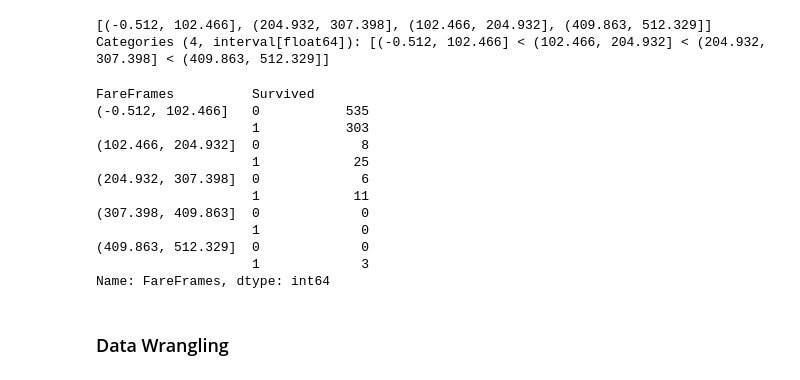
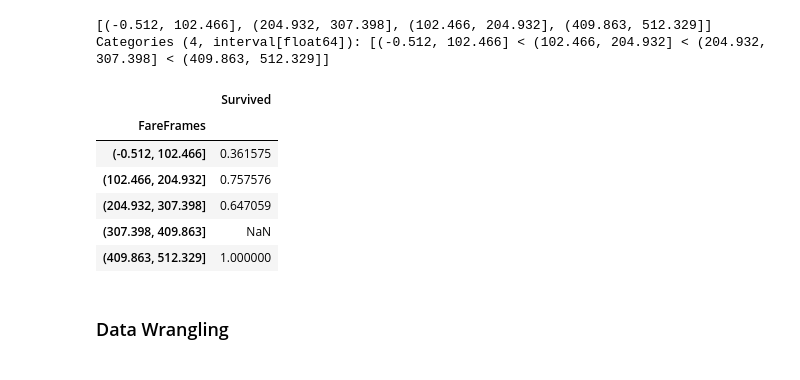
Before and after one commit to senzelden/projects, a Jupyter notebook: week_02/logistic_regression/titanic_logistic_regression.ipynb, the cells around one changed output. Drawn from its saved outputs; the diff is of its cells as text; code cells hidden in the pictures.

```diff
--- a/week_02/logistic_regression/titanic_logistic_regression.ipynb
+++ b/week_02/logistic_regression/titanic_logistic_regression.ipynb
@@ -199,20 +183,15 @@ df["FareFrames"].unique()
 Categories (4, interval[float64]): [(-0.512, 102.466] < (102.466, 204.932] < (204.932, 307.398] < (409.863, 512.329]]
 # %%
 # The poor are dying
-df.groupby(["FareFrames", "Survived"])["FareFrames"].count()
+df.groupby('FareFrames')[['Survived']].mean()
 # %% [output]
-FareFrames          Survived
-(-0.512, 102.466]   0           535
-                    1           303
-(102.466, 204.932]  0             8
-                    1            25
-(204.932, 307.398]  0             6
-                    1            11
-(307.398, 409.863]  0             0
-                    1             0
-(409.863, 512.329]  0             0
-                    1             3
-Name: FareFrames, dtype: int64
+|  | Survived |
+| FareFrames |  |
+| (-0.512, 102.466] | 0.361575 |
+| (102.466, 204.932] | 0.757576 |
+| (204.932, 307.398] | 0.647059 |
+| (307.398, 409.863] | NaN |
+| (409.863, 512.329] | 1.000000 |
 # %% [markdown]
 ### Data Wrangling
 # %%
```
Also changed, not shown: parts of 6 cells of this notebook.
